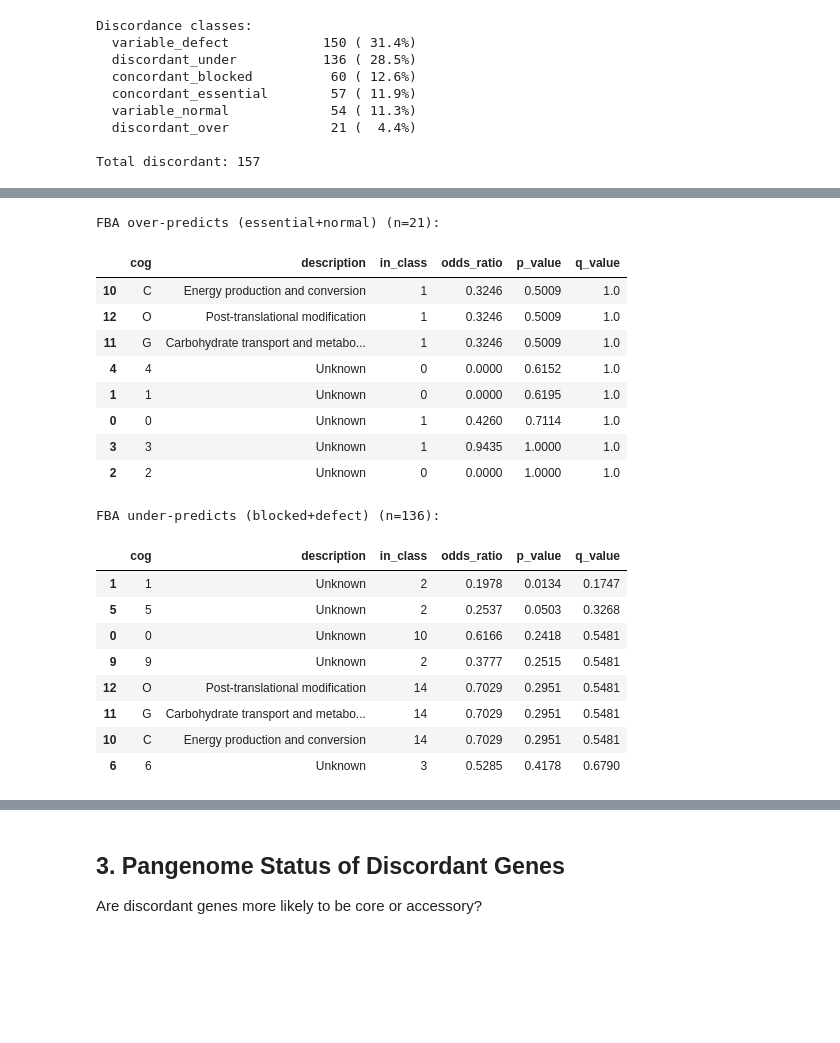
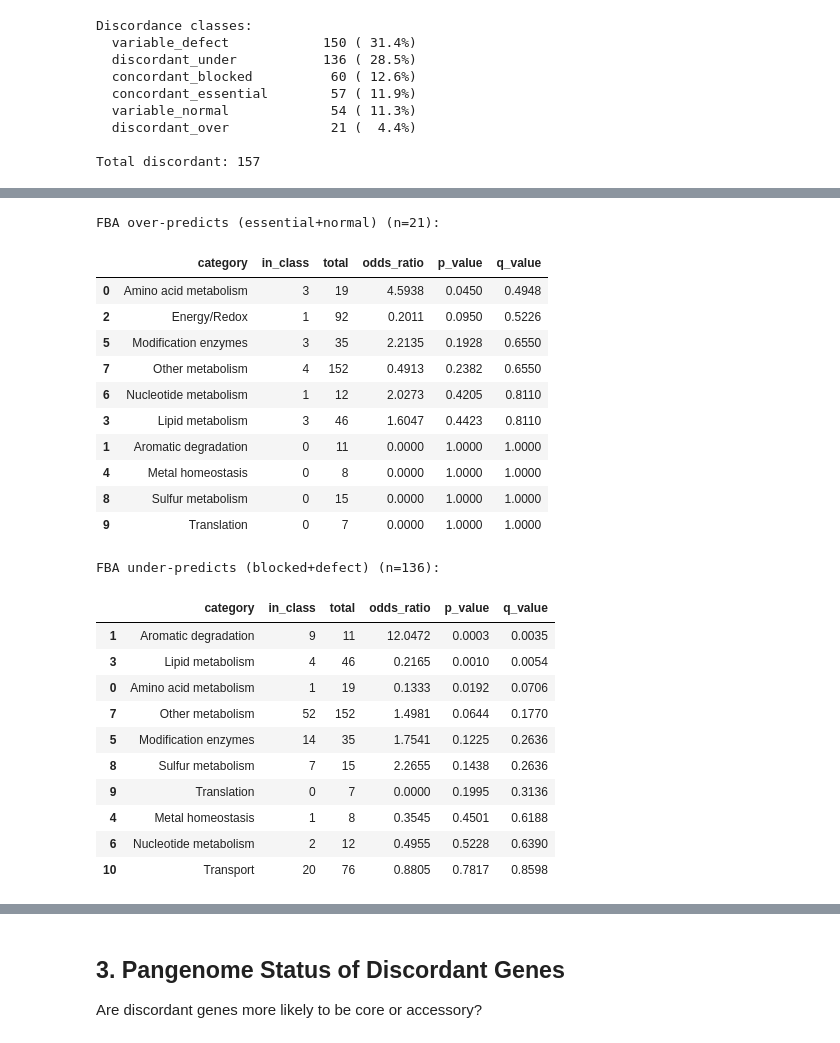
Before and after one commit to kbaseincubator/BERIL-research-observatory, a Jupyter notebook: projects/adp1_triple_essentiality/notebooks/03_discordant_characterization.ipynb, the cells around one changed output, grey strips where cells are left out. Drawn from its saved outputs; the diff is of its cells as text; code cells hidden in the pictures; blank space fills up the shorter version.

```diff
--- a/projects/adp1_triple_essentiality/notebooks/03_discordant_characterization.ipynb
+++ b/projects/adp1_triple_essentiality/notebooks/03_discordant_characterization.ipynb
@@ -206,49 +205,53 @@ COG enrichment in discordant genes (Fisher exact, BH-FDR):
 # %%
 # Enrichment by discordance direction
 for disc_type, label in [('discordant_over', 'FBA over-predicts (essential+normal)'),
                           ('discordant_under', 'FBA under-predicts (blocked+defect)')]:
     disc_mask = triple['discord_class'] == disc_type
     results = []
-    for cog_cat in sorted(all_cogs.keys()):
-        has_cog = triple['cog_list'].apply(lambda x: cog_cat in x)
-        a = (disc_mask & has_cog).sum()
-        b = (disc_mask & ~has_cog).sum()
-        c = (~disc_mask & has_cog).sum()
-        d = (~disc_mask & ~has_cog).sum()
-        if a + c >= 3:
+    for cat in sorted(all_categories):
+        has_cat = triple['rast_category'] == cat
+        a = (disc_mask & has_cat).sum()
+        b = (disc_mask & ~has_cat).sum()
+        c = (~disc_mask & has_cat).sum()
+        d = (~disc_mask & ~has_cat).sum()
+        if a + c >= 5:
             odds, p = stats.fisher_exact([[a, b], [c, d]])
             results.append({
-                'cog': cog_cat,
-                'description': COG_DESCRIPTIONS.get(cog_cat, 'Unknown'),
+                'category': cat,
                 'in_class': a,
+                'total': a + c,
                 'odds_ratio': odds,
                 'p_value': p
             })
     rdf = pd.DataFrame(results).sort_values('p_value')
     if len(rdf) > 0:
         reject_dir, pvals_dir, _, _ = multipletests(rdf['p_value'], method='fdr_bh')
         rdf['q_value'] = pvals_dir
     print(f'\n{label} (n={disc_mask.sum()}):')
-    display(rdf.head(8).round(4))
+    display(rdf.head(10).round(4))
 # %% [output]
 FBA over-predicts (essential+normal) (n=21):
-|  | cog | description | in_class | odds_ratio | p_value | q_value |
-| 10 | C | Energy production and conversion | 1 | 0.3246 | 0.5009 | 1.0 |
-| 12 | O | Post-translational modification | 1 | 0.3246 | 0.5009 | 1.0 |
-| 11 | G | Carbohydrate transport and metabo... | 1 | 0.3246 | 0.5009 | 1.0 |
-| 4 | 4 | Unknown | 0 | 0.0000 | 0.6152 | 1.0 |
-| 1 | 1 | Unknown | 0 | 0.0000 | 0.6195 | 1.0 |
-| 0 | 0 | Unknown | 1 | 0.4260 | 0.7114 | 1.0 |
-| 3 | 3 | Unknown | 1 | 0.9435 | 1.0000 | 1.0 |
-| 2 | 2 | Unknown | 0 | 0.0000 | 1.0000 | 1.0 |
+|  | category | in_class | total | odds_ratio | p_value | q_value |
+| 0 | Amino acid metabolism | 3 | 19 | 4.5938 | 0.0450 | 0.4948 |
+| 2 | Energy/Redox | 1 | 92 | 0.2011 | 0.0950 | 0.5226 |
+| 5 | Modification enzymes | 3 | 35 | 2.2135 | 0.1928 | 0.6550 |
+| 7 | Other metabolism | 4 | 152 | 0.4913 | 0.2382 | 0.6550 |
+| 6 | Nucleotide metabolism | 1 | 12 | 2.0273 | 0.4205 | 0.8110 |
+| 3 | Lipid metabolism | 3 | 46 | 1.6047 | 0.4423 | 0.8110 |
+| 1 | Aromatic degradation | 0 | 11 | 0.0000 | 1.0000 | 1.0000 |
+| 4 | Metal homeostasis | 0 | 8 | 0.0000 | 1.0000 | 1.0000 |
+| 8 | Sulfur metabolism | 0 | 15 | 0.0000 | 1.0000 | 1.0000 |
+| 9 | Translation | 0 | 7 | 0.0000 | 1.0000 | 1.0000 |
 FBA under-predicts (blocked+defect) (n=136):
-|  | cog | description | in_class | odds_ratio | p_value | q_value |
-| 1 | 1 | Unknown | 2 | 0.1978 | 0.0134 | 0.1747 |
-| 5 | 5 | Unknown | 2 | 0.2537 | 0.0503 | 0.3268 |
-| 0 | 0 | Unknown | 10 | 0.6166 | 0.2418 | 0.5481 |
-| 9 | 9 | Unknown | 2 | 0.3777 | 0.2515 | 0.5481 |
-| 12 | O | Post-translational modification | 14 | 0.7029 | 0.2951 | 0.5481 |
-| 11 | G | Carbohydrate transport and metabo... | 14 | 0.7029 | 0.2951 | 0.5481 |
-| 10 | C | Energy production and conversion | 14 | 0.7029 | 0.2951 | 0.5481 |
-| 6 | 6 | Unknown | 3 | 0.5285 | 0.4178 | 0.6790 |
+|  | category | in_class | total | odds_ratio | p_value | q_value |
+| 1 | Aromatic degradation | 9 | 11 | 12.0472 | 0.0003 | 0.0035 |
+| 3 | Lipid metabolism | 4 | 46 | 0.2165 | 0.0010 | 0.0054 |
+| 0 | Amino acid metabolism | 1 | 19 | 0.1333 | 0.0192 | 0.0706 |
+| 7 | Other metabolism | 52 | 152 | 1.4981 | 0.0644 | 0.1770 |
+| 5 | Modification enzymes | 14 | 35 | 1.7541 | 0.1225 | 0.2636 |
+| 8 | Sulfur metabolism | 7 | 15 | 2.2655 | 0.1438 | 0.2636 |
+| 9 | Translation | 0 | 7 | 0.0000 | 0.1995 | 0.3136 |
+| 4 | Metal homeostasis | 1 | 8 | 0.3545 | 0.4501 | 0.6188 |
+| 6 | Nucleotide metabolism | 2 | 12 | 0.4955 | 0.5228 | 0.6390 |
+| 10 | Transport | 20 | 76 | 0.8805 | 0.7817 | 0.8598 |
 # %%
```
Also changed, not shown: parts of 6 cells of this notebook, 7 other files.
